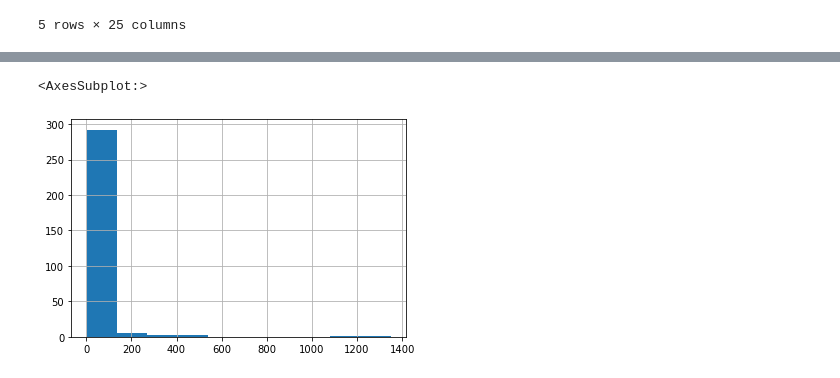
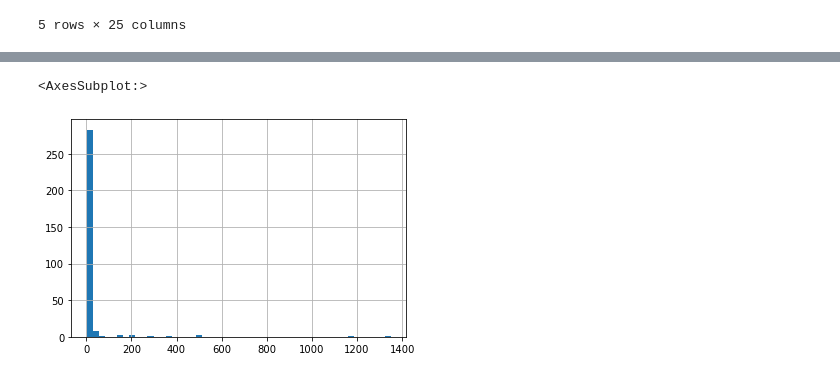
Before and after one commit to M-Outlaw/BootCamp-Mod-20-Animal_Shelter_Analysis, a Jupyter notebook: merged_akc_analysis.ipynb, the cells around one changed output, grey strips where cells are left out. Cells and saved outputs as stored; diff of their text form; code cells hidden in the pictures.

```diff
--- a/merged_akc_analysis.ipynb
+++ b/merged_akc_analysis.ipynb
@@ -125,5 +137,5 @@ adult_count.hist()
 # %%
-senior_count.hist()
+senior_count.hist(bins=50)
 # %% [output]
 <AxesSubplot:>
-[figure, old version]
+[figure, new version]
```
Also changed, not shown: parts of 7 cells of this notebook.
